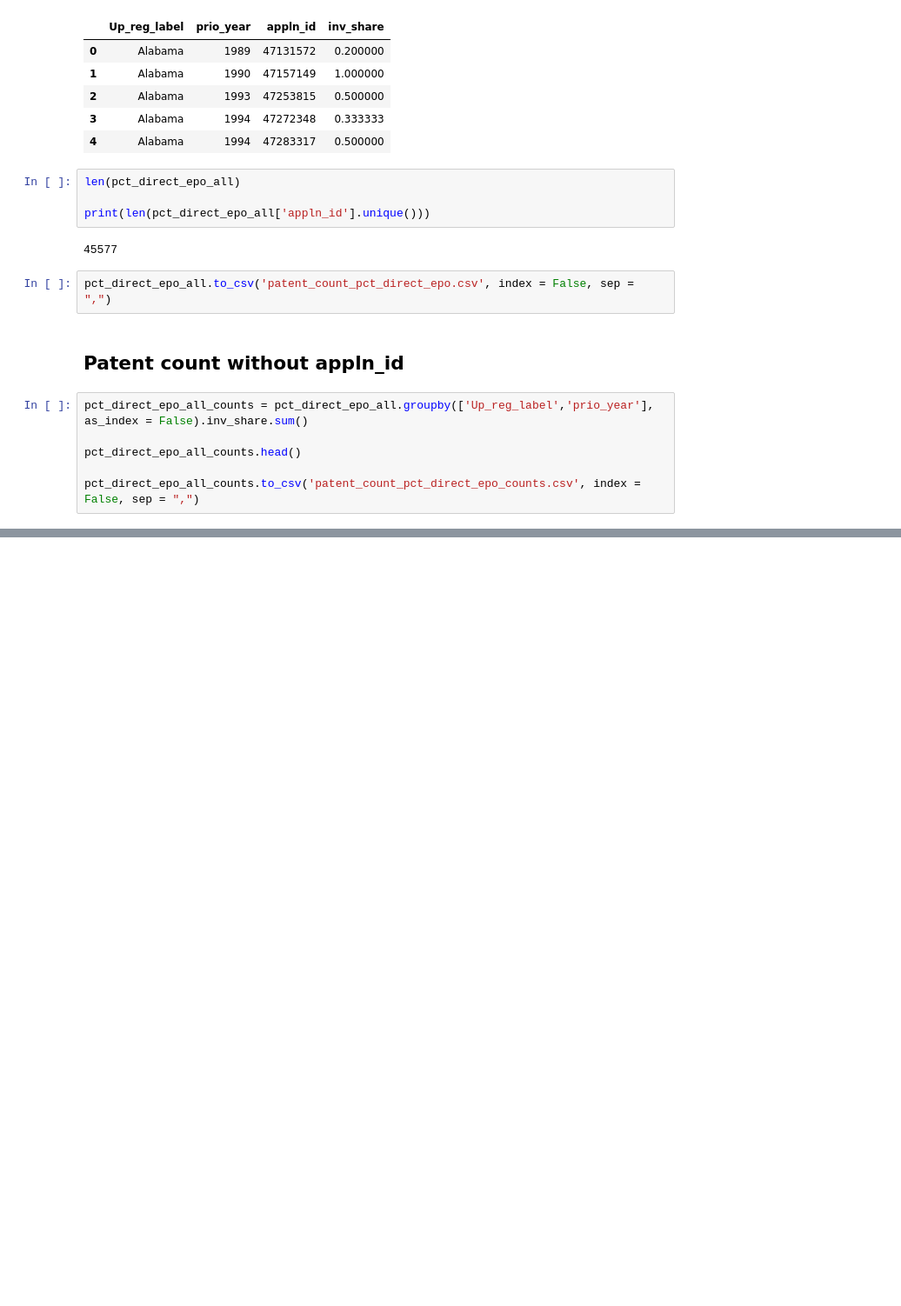
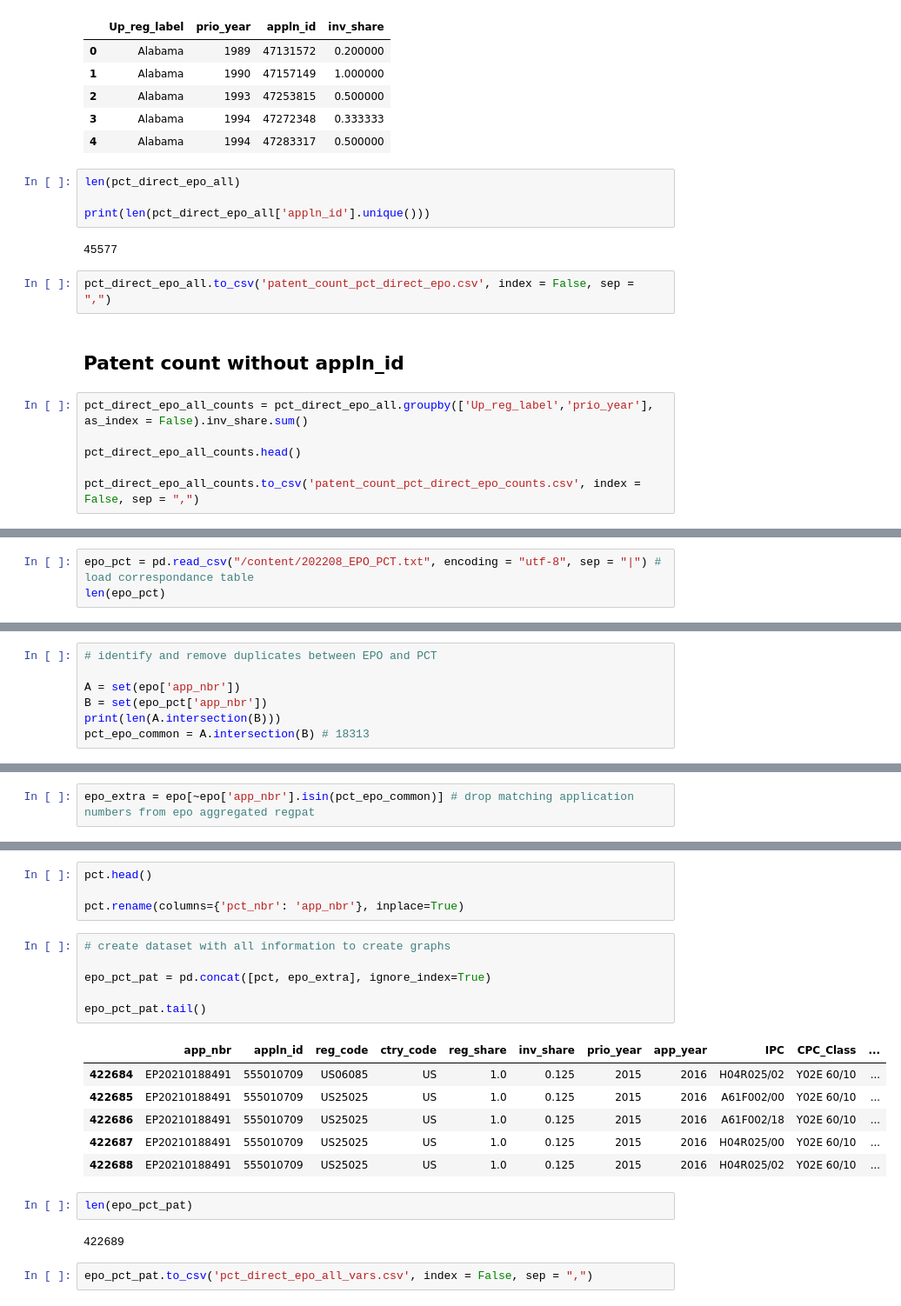
Before and after one commit to lauramenicacci/patent_breakdetection, a Jupyter notebook: data_collection/REGPAT_scoping.ipynb, the cells around one changed output, grey strips where cells are left out. Shown at 87% size. Drawn from its saved outputs; the diff is of its cells as text; blank space fills up the shorter version.

```diff
--- a/data_collection/REGPAT_scoping.ipynb
+++ b/data_collection/REGPAT_scoping.ipynb
@@ -813,0 +677,3 @@ pct_direct_epo_all_counts.to_csv('patent_count_pct_direct_epo_counts.csv', index
+# %%
+epo_pct = pd.read_csv("/content/202208_EPO_PCT.txt", encoding = "utf-8", sep = "|") # load correspondance table
+len(epo_pct)
@@ -813,0 +682,7 @@ pct_direct_epo_all_counts.to_csv('patent_count_pct_direct_epo_counts.csv', index
+# %%
+# identify and remove duplicates between EPO and PCT
+
+A = set(epo['app_nbr'])
+B = set(epo_pct['app_nbr'])
+print(len(A.intersection(B)))
+pct_epo_common = A.intersection(B) # 18313
@@ -813,0 +691,2 @@ pct_direct_epo_all_counts.to_csv('patent_count_pct_direct_epo_counts.csv', index
+# %%
+epo_extra = epo[~epo['app_nbr'].isin(pct_epo_common)] # drop matching application numbers from epo aggregated regpat
@@ -813,0 +794,23 @@ pct_direct_epo_all_counts.to_csv('patent_count_pct_direct_epo_counts.csv', index
+# %%
+pct.head()
+
+pct.rename(columns={'pct_nbr': 'app_nbr'}, inplace=True)
+# %%
+# create dataset with all information to create graphs
+
+epo_pct_pat = pd.concat([pct, epo_extra], ignore_index=True)
+
+epo_pct_pat.tail()
+# %% [output]
+|  | app_nbr | appln_id | reg_code | ctry_code | reg_share | inv_share | prio_year | app_year | IPC | CPC_Class | ... |
+| 422684 | EP20210188491 | 555010709 | US06085 | US | 1.0 | 0.125 | 2015 | 2016 | H04R025/02 | Y02E 60/10 | ... |
+| 422685 | EP20210188491 | 555010709 | US25025 | US | 1.0 | 0.125 | 2015 | 2016 | A61F002/00 | Y02E 60/10 | ... |
+| 422686 | EP20210188491 | 555010709 | US25025 | US | 1.0 | 0.125 | 2015 | 2016 | A61F002/18 | Y02E 60/10 | ... |
+| 422687 | EP20210188491 | 555010709 | US25025 | US | 1.0 | 0.125 | 2015 | 2016 | H04R025/00 | Y02E 60/10 | ... |
+| 422688 | EP20210188491 | 555010709 | US25025 | US | 1.0 | 0.125 | 2015 | 2016 | H04R025/02 | Y02E 60/10 | ... |
+# %%
+len(epo_pct_pat)
+# %% [output]
+422689
+# %%
+epo_pct_pat.to_csv('pct_direct_epo_all_vars.csv', index = False, sep = ",")
```
Also changed, not shown: parts of 42 cells of this notebook, 38 other files.
